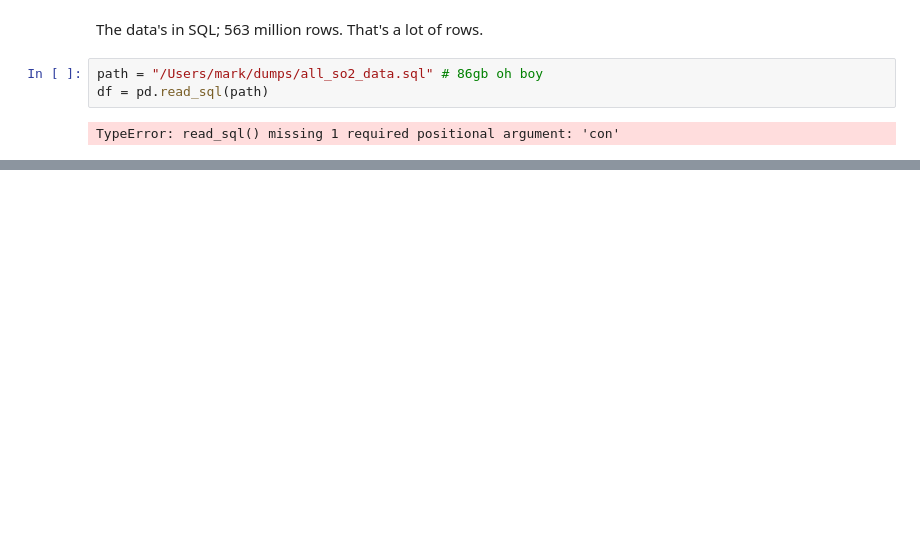
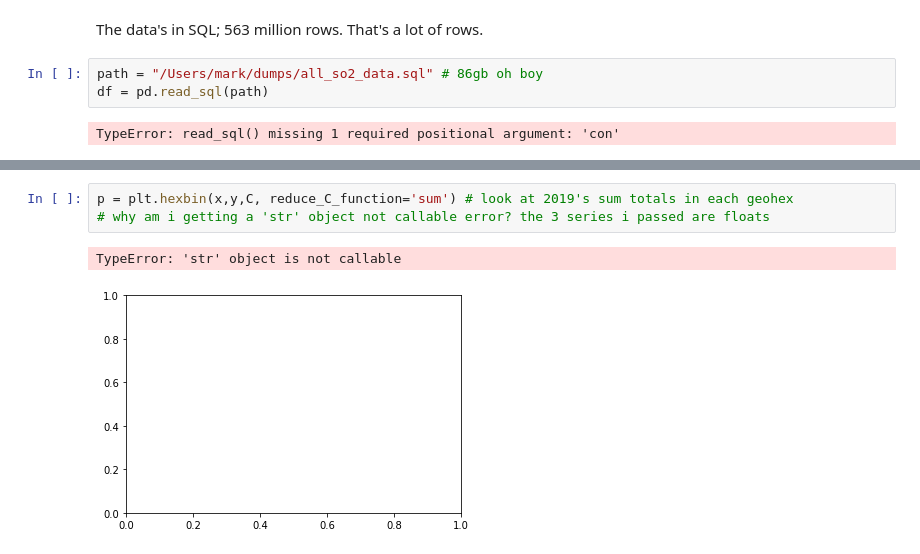
Before and after one commit to mcleverley/sulfur_dioxide_global, a Jupyter notebook: more_EDA.ipynb, the cells around one changed output, grey strips where cells are left out. Drawn from its saved outputs; the diff is of its cells as text; blank space fills up the shorter version.

Commit message:
first hexbin 50k

```diff
--- a/more_EDA.ipynb
+++ b/more_EDA.ipynb
@@ -13,0 +327,6 @@ TypeError: read_sql() missing 1 required positional argument: 'con'
+# %%
+p = plt.hexbin(x,y,C, reduce_C_function='sum') # look at 2019's sum totals in each geohex
+# why am i getting a 'str' object not callable error? the 3 series i passed are floats
+# %% [output]
+TypeError: 'str' object is not callable
+[figure, added]
```
Also changed, not shown: parts of 52 cells of this notebook, 1 other file.
